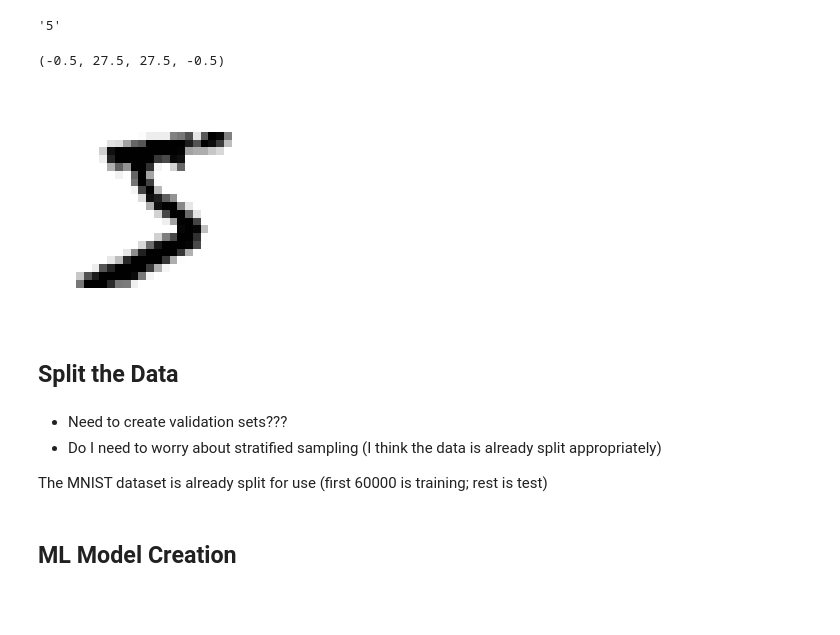
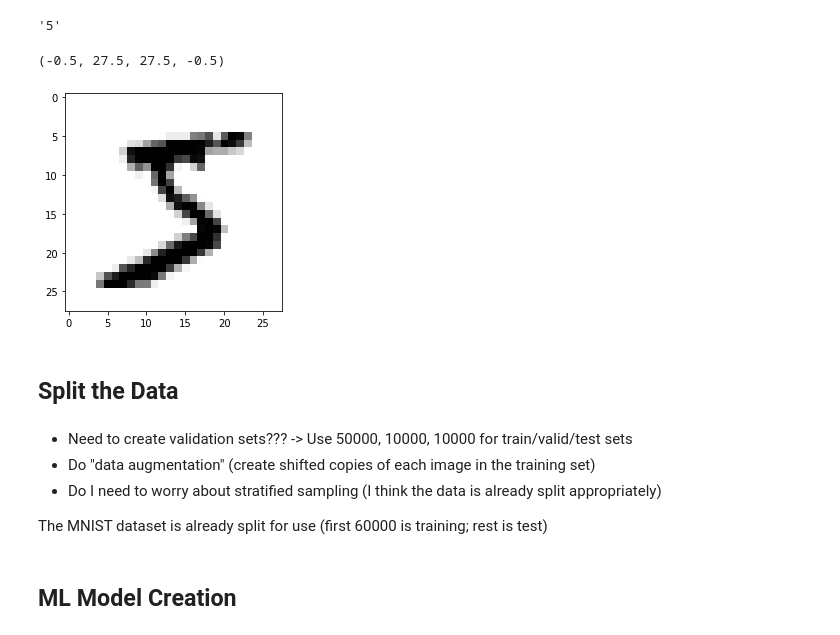
Before and after one commit to aj112358/MNIST_Digit_Recognition, a Jupyter notebook: MNIST_Character_Recognition.ipynb, the cells around one changed output. Saved outputs shown, nothing was run; the diff lists cells and outputs as text; code cells hidden in the pictures; blank space fills up the shorter version.

```diff
--- a/MNIST_Character_Recognition.ipynb
+++ b/MNIST_Character_Recognition.ipynb
@@ -61,16 +197,17 @@ y = y.astype(np.uint8)
 # %%
 first_digit_info = X[0]
 first_digit_image = first_digit_info.reshape(28,28)
 
 plt.imshow(first_digit_image, cmap='binary')
-plt.axis("off")
+plt.axis("on")
 # %% [output]
 (-0.5, 27.5, 27.5, -0.5)
-[figure, old version]
+[figure, new version]
 # %% [markdown]
 ## Split the Data
 # %% [markdown]
-- Need to create validation sets???
+- Need to create validation sets??? -> Use 50000, 10000, 10000 for train/valid/test sets
+- Do "data augmentation" (create shifted copies of each image in the training set)
 - Do I need to worry about stratified sampling (I think the data is already split appropriately)
 
 
```
Also changed, not shown: parts of 69 cells of this notebook.
